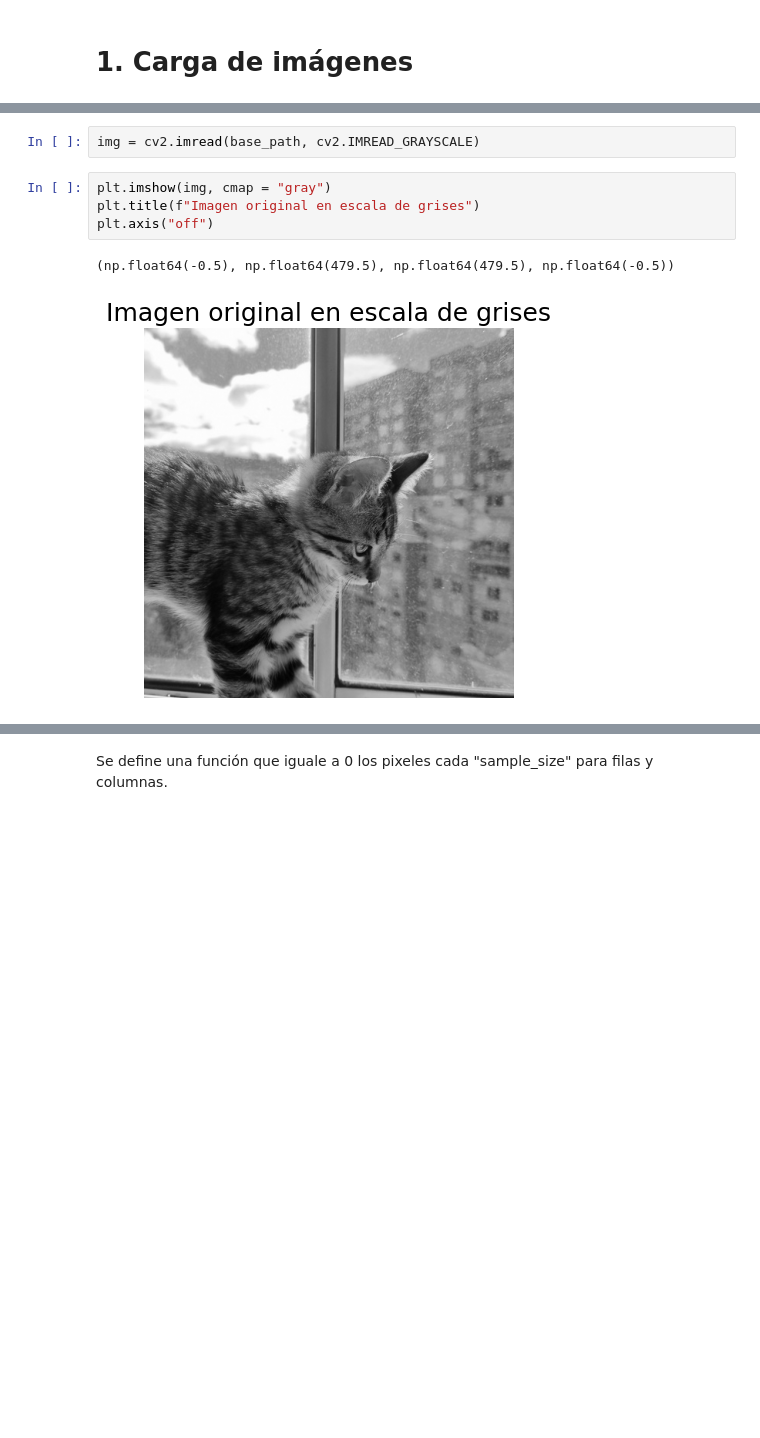
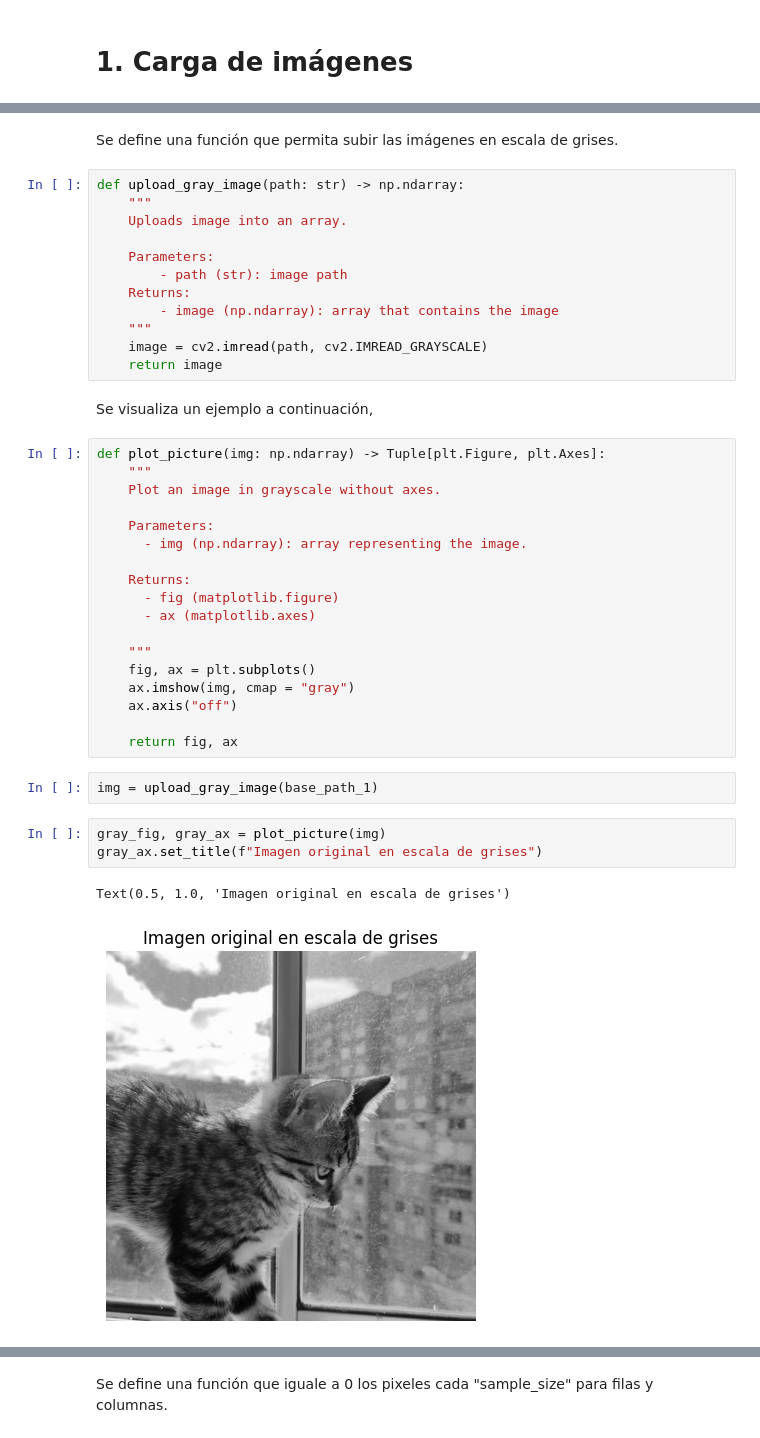
Before and after one commit to Miguel-Perdomo/fourier-optics, a Jupyter notebook: talleres/taller1/notebooks/taller01.ipynb, the cells around one changed output, grey strips where cells are left out. Cells and saved outputs as stored; diff of their text form; blank space fills up the shorter version.

```diff
--- a/talleres/taller1/notebooks/taller01.ipynb
+++ b/talleres/taller1/notebooks/taller01.ipynb
@@ -43,10 +65,43 @@ Se sube la imagen en escala de grises.
-# %%
-img = cv2.imread(base_path, cv2.IMREAD_GRAYSCALE)
+# %% [markdown]
+Se define una función que permita subir las imágenes en escala de grises.
+# %%
+def upload_gray_image(path: str) -> np.ndarray:
+    """
+    Uploads image into an array.
+
+    Parameters:
+        - path (str): image path
+    Returns:
+        - image (np.ndarray): array that contains the image
+    """
+    image = cv2.imread(path, cv2.IMREAD_GRAYSCALE)
+    return image
+# %% [markdown]
+Se visualiza un ejemplo a continuación,
+# %%
+def plot_picture(img: np.ndarray) -> Tuple[plt.Figure, plt.Axes]:
+    """
+    Plot an image in grayscale without axes.
+
+    Parameters:
+      - img (np.ndarray): array representing the image.
+
+    Returns:
+      - fig (matplotlib.figure)
+      - ax (matplotlib.axes)
+
+    """
+    fig, ax = plt.subplots()
+    ax.imshow(img, cmap = "gray")
+    ax.axis("off")
+
+    return fig, ax
+# %%
+img = upload_gray_image(base_path_1)
 # %%
-plt.imshow(img, cmap = "gray")
-plt.title(f"Imagen original en escala de grises")
-plt.axis("off")
+gray_fig, gray_ax = plot_picture(img)
+gray_ax.set_title(f"Imagen original en escala de grises")
 # %% [output]
-(np.float64(-0.5), np.float64(479.5), np.float64(479.5), np.float64(-0.5))
+Text(0.5, 1.0, 'Imagen original en escala de grises')
-[figure, old version]
+[figure, new version]
 # %% [markdown]
```
Also changed, not shown: parts of 28 cells of this notebook.
